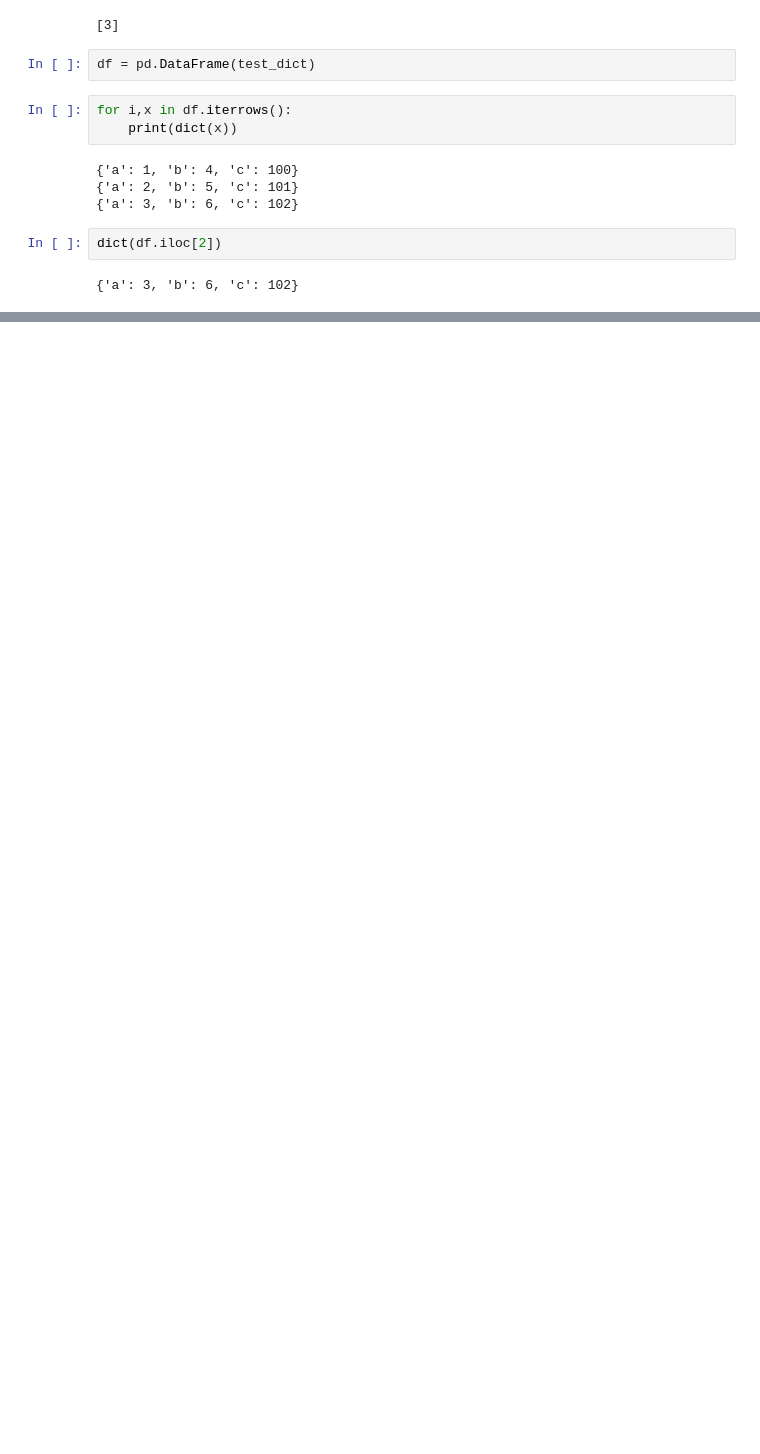
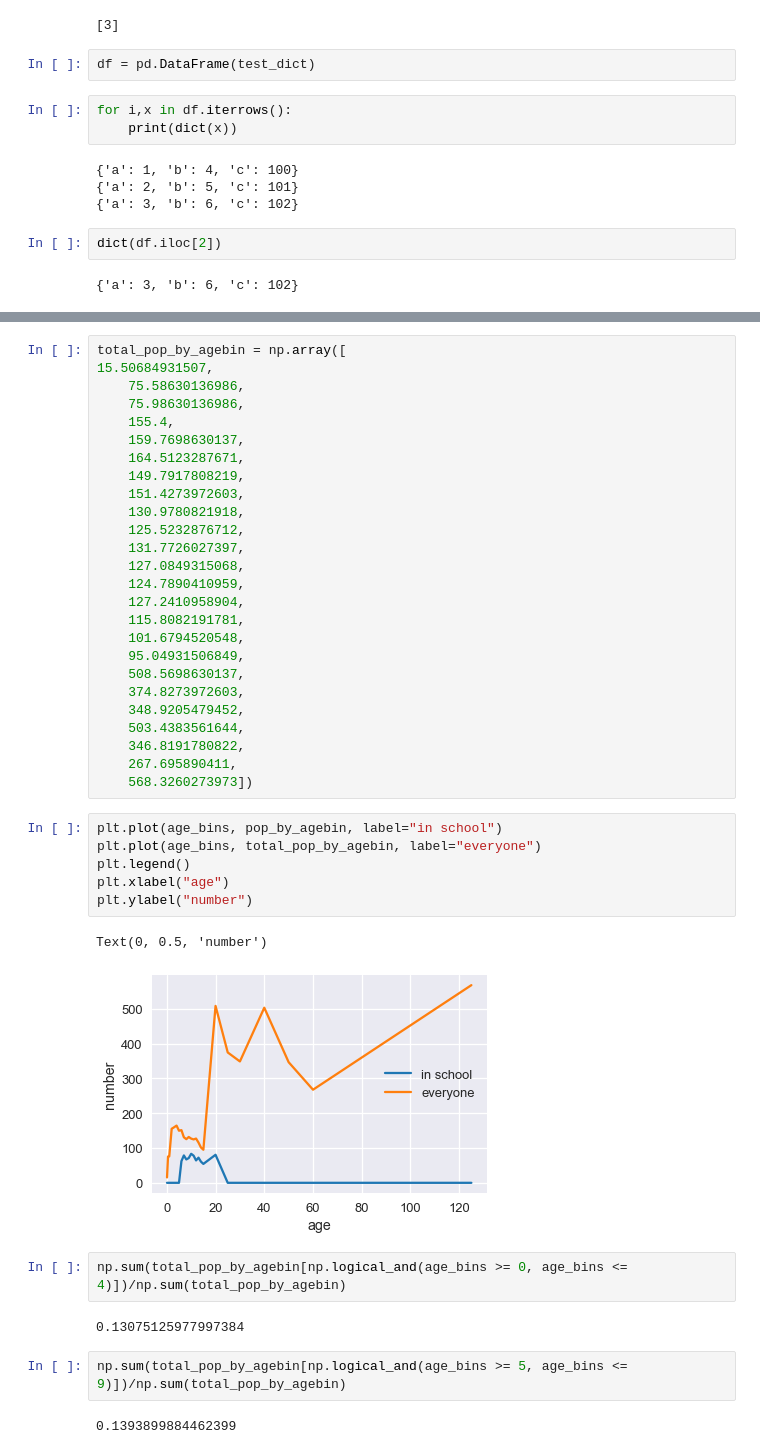
Before and after one commit to jgsuresh/malaria-sac-ipt_dtk-tools, a Jupyter notebook: notebooks/scratch.ipynb, the cells around one changed output, grey strips where cells are left out. Saved outputs shown, nothing was run; the diff lists cells and outputs as text; blank space fills up the shorter version.

```diff
--- a/notebooks/scratch.ipynb
+++ b/notebooks/scratch.ipynb
@@ -147,0 +223,43 @@ dict(df.iloc[2])
+# %%
+total_pop_by_agebin = np.array([
+15.50684931507,
+    75.58630136986,
+    75.98630136986,
+    155.4,
+    159.7698630137,
+    164.5123287671,
+    149.7917808219,
+    151.4273972603,
+    130.9780821918,
+    125.5232876712,
+    131.7726027397,
+    127.0849315068,
+    124.7890410959,
+    127.2410958904,
+    115.8082191781,
+    101.6794520548,
+    95.04931506849,
+    508.5698630137,
+    374.8273972603,
+    348.9205479452,
+    503.4383561644,
+    346.8191780822,
+    267.695890411,
+    568.3260273973])
+# %%
+plt.plot(age_bins, pop_by_agebin, label="in school")
+plt.plot(age_bins, total_pop_by_agebin, label="everyone")
+plt.legend()
+plt.xlabel("age")
+plt.ylabel("number")
+# %% [output]
+Text(0, 0.5, 'number')
+[figure, added]
+# %%
+np.sum(total_pop_by_agebin[np.logical_and(age_bins >= 0, age_bins <= 4)])/np.sum(total_pop_by_agebin)
+# %% [output]
+0.13075125977997384
+# %%
+np.sum(total_pop_by_agebin[np.logical_and(age_bins >= 5, age_bins <= 9)])/np.sum(total_pop_by_agebin)
+# %% [output]
+0.1393899884462399
```
Also changed, not shown: parts of 12 cells of this notebook, 14 other files.
